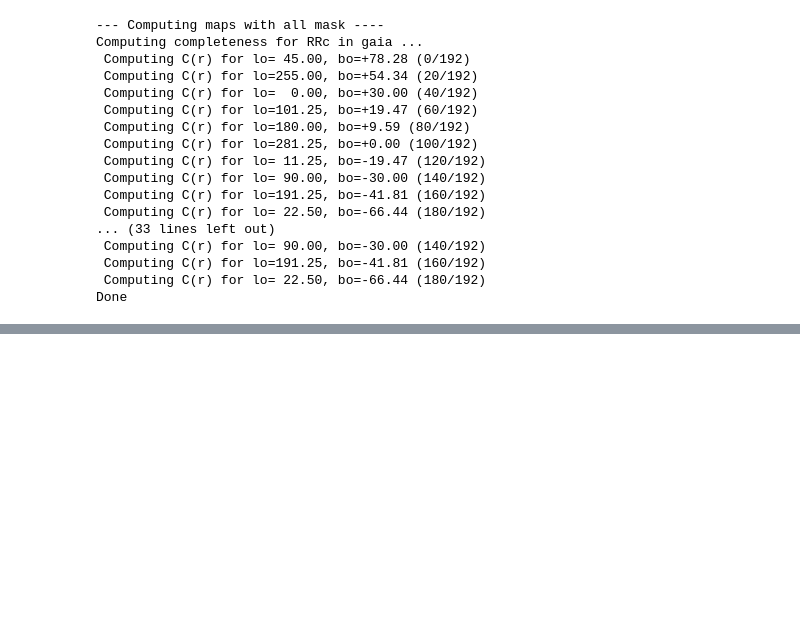
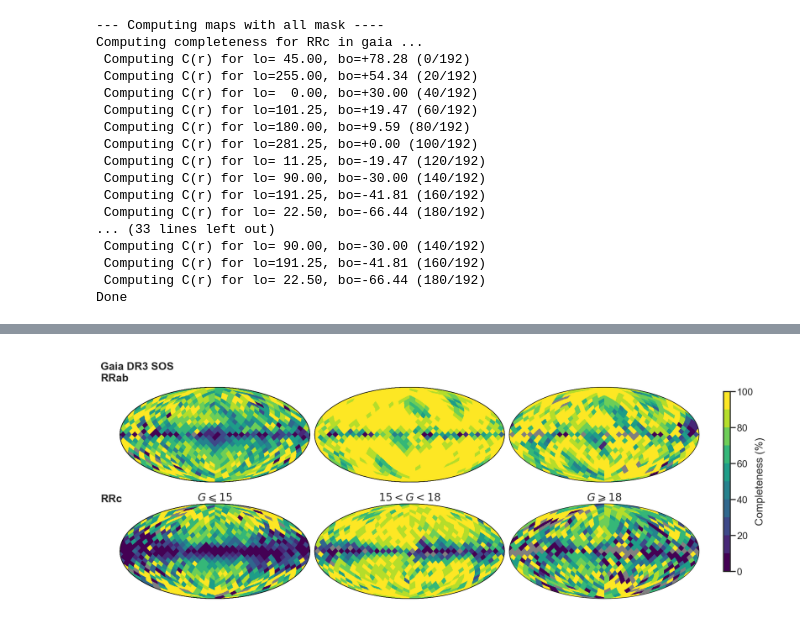
Before and after one commit to cmateu/rrl_completeness, a Jupyter notebook: examples/Gaia_DR3_SOS_RRL_maps.ipynb, the cells around one changed output, grey strips where cells are left out. Drawn from its saved outputs; the diff is of its cells as text; code cells hidden in the pictures; blank space fills up the shorter version.

```diff
--- a/examples/Gaia_DR3_SOS_RRL_maps.ipynb
+++ b/examples/Gaia_DR3_SOS_RRL_maps.ipynb
@@ -261,0 +280,81 @@ ax1.legend(markerscale=2, loc='center right')#, loc='lower left')
+# %%
+ccmap=plt.get_cmap("viridis",10)
+ccmap.set_bad('gray')
+ccmap.set_under('w')
+
+rrtypes=["RRab","RRc"]
+
+
+fig=plt.figure(1,figsize=(21,8))
+fig.subplots_adjust(wspace=0.03,hspace=0.02,left=0.03,right=0.89,bottom=0.01,top=0.9)
+gs=gridspec.GridSpec(nrows=2,ncols=3,hspace=0.04,wspace=0.02)
+
+gth_o=[10.,15,18]
+gth_f=[15,18,21]
+#glabel=["$13\leqslant G\leqslant 15$","$15<G<18$","$G\geqslant 18$"]
+glabel=[f"$G \leqslant {gth_f[0]}$",
+        f"${gth_o[1]}<G<{gth_f[1]}$",
+        f"$G\geqslant {gth_o[2]}$"]
+
+for jj in range(3):
+
+ for ii in  range(2):
+
+    nside=2**3
+
+    rrt = rrtypes[ii]
+
+    m_ruwe = sc_gaia.ruwe<1.4
+    m_bep = sc_gaia.bep<3
+
+    pmasks = (sc_asasps1.G > gth_o[jj]) & (sc_asasps1.G <= gth_f[jj])
+    gmasks = (sc_gaia.G > gth_o[jj]) & (sc_gaia.G <= gth_f[jj]) & m_ruwe
+
+    cat1_coo = sc_asasps1[(sc_asasps1.RRType==rrt) & pmasks] #Cat1 is the reference catalogue
+    cat2_coo = sc_gaia[(sc_gaia.RRType==rrt) & gmasks] #Cat2 is the problem catalogue
+
+    #Compute Gaia's completeness maps (valid within each survey's magnitude range)
+    Cap, CG = completeness_utils.compute_completeness_map(cat1_coo, cat2_coo, nside=nside,
+                                                         tol=3.*u.arcsec, verbose=False)
+    print(np.nanmedian(Cap),np.nanmedian(CG),np.nanmean(CG),)
+
+    if gth_f[jj]<17: CG_filled = CG.copy()
+    else:
+        print(gth_o[jj],gth_f[jj],'filling')
+        CG_filled = completeness_utils.fill_with_ecliptic_opposite(np.array(CG))
+
+    axt=plt.subplot(gs[ii,jj])
+
+    #Gaia Completeness: CG = NGP/P
+    if ii==1: title=glabel[jj] #'%.1f<G<%.1f' % (gth_o[jj],gth_f[jj])
+    else: title=""
+    hp.mollview(CG_filled, cbar=False, title=title,
+                unit = 'Completeness ',min=0, max=100., hold=True, cmap=ccmap);
+    hp.graticule(color='w',alpha=0.,verbose=False,dmer=90.);
+    #if jj==0 and ii==0:
+    #  hp.projtext(179.999,50.,"RRab ",lonlat=True,ha="right")
+
+   # if jj==0 and ii==0:
+   #   print 'aqui',jj,ii
+   #   hp.projtext(179.999,50.,"RRc ",lonlat=True,ha="right")
+
+fig = plt.gcf()
+axt = plt.gca()
+#axt = plt.subplot(gs[0,0])
+image = axt.get_images()[0]
+#cbax=plt.axes((0.96,0.15,0.015,0.4))
+
+cbax=plt.axes((0.925,0.15,0.01,0.7))
+cbar = fig.colorbar(image,cax=cbax,orientation="vertical")#,vmin=0,vmax=100.)
+cbar.set_label("Completeness (%)")
+# cbar.set_ticks(plt.MultipleLocator(10))
+# cbax.tick_params(pad=0.13)
+
+tax=plt.axes((0.,0.,0.1,1.),frameon=False,)
+tax.text(0.02,0.89,"Gaia DR3 SOS \nRRab",transform=tax.transAxes,fontweight='bold')
+tax.text(0.02,0.42,"RRc",transform=tax.transAxes,fontweight='bold')
+tax.axis('off')
+
+#plt.savefig("VCSOS_PS1_RRL_completeness_G_maps.png")
+plt.savefig("/Users/cmateu/trabajo/research/rrl_distances/extendedGDR2_RRL/paper_rnaas_dr3_completeness/fig_dr3_maps.png")
+# %% [output]
@@ -261,0 +371 @@ ax1.legend(markerscale=2, loc='center right')#, loc='lower left')
+[figure, added]
```
Also changed, not shown: parts of 23 cells of this notebook, 5 other files.
